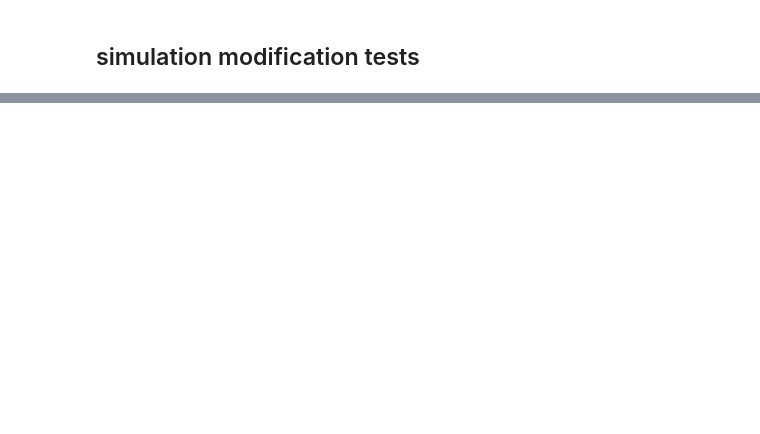
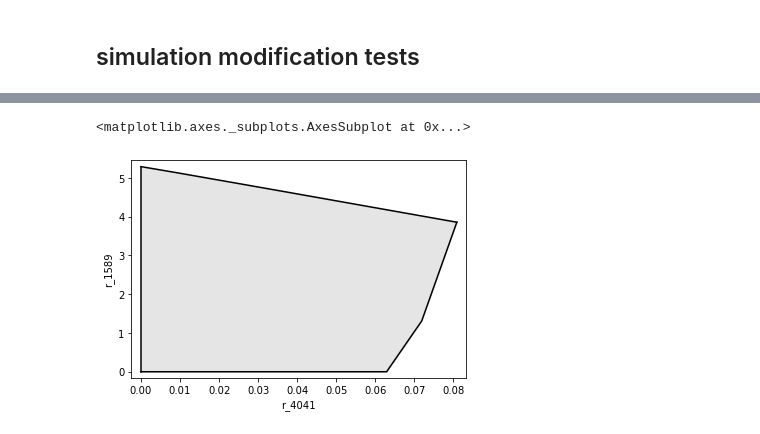
Before and after one commit to ruigomesbioinf/2-PEopt, a Jupyter notebook: src/data_processing.ipynb, the cells around one changed output, grey strips where cells are left out. Cells and saved outputs as stored; diff of their text form; code cells hidden in the pictures; blank space fills up the shorter version.

```diff
--- a/src/data_processing.ipynb
+++ b/src/data_processing.ipynb
@@ -139,0 +208,5 @@ sim.simulate(constraints=constraints).find("r_1589")
+# %%
+plot_flux_envelope(sim,BIOMASS_ID,PRODUCT_ID,constraints = lista_reaction_constraints[1])
+# %% [output]
+<matplotlib.axes._subplots.AxesSubplot at 0x...>
+[figure, added]
```
Also changed, not shown: parts of 29 cells of this notebook.
